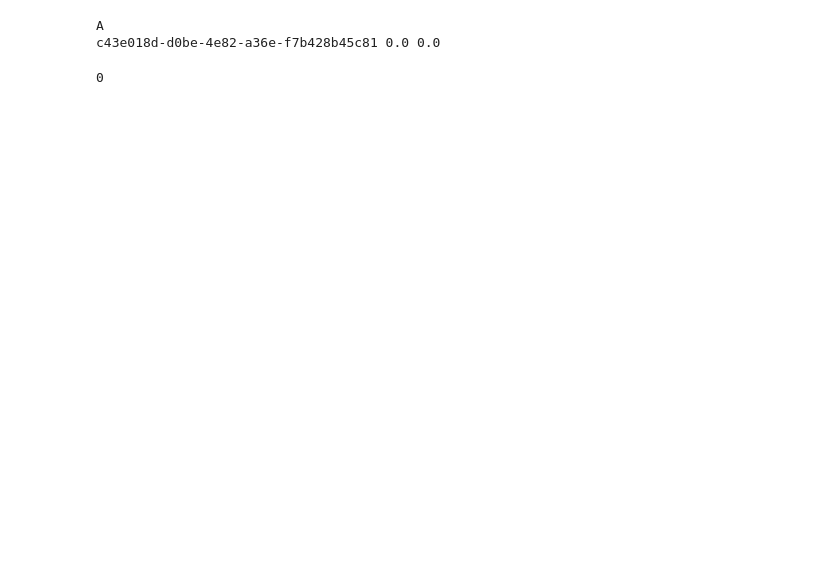
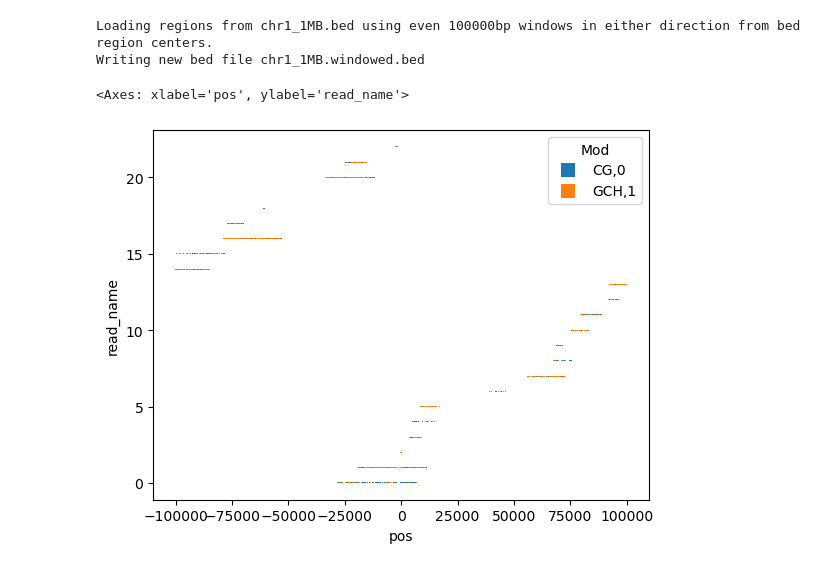
Before and after one commit to streetslab/dimelo, a Jupyter notebook: prototyping/parser/test_single_read_plot.ipynb, the cells around one changed output. Saved outputs shown, nothing was run; the diff lists cells and outputs as text; code cells hidden in the pictures; blank space fills up the shorter version.

Commit message:
Fully functional single read parsing, indexing, and plotting. Updates to parsers for pileups and single reads. Updated utility functions.

```diff
--- a/prototyping/parser/test_single_read_plot.ipynb
+++ b/prototyping/parser/test_single_read_plot.ipynb
@@ -25,11 +218,12 @@ KeyboardInterrupt:
 # %%
-utils.read_by_base_txt_to_hdf5(
-    '/clusterfs/nilah/oberon/datasets/dimelo_mA-mGpC/20230702_jm_lmnb1_acessibility_redux/megalodon_all_context/mod_mappings.01.parser.txt',
-    '/clusterfs/nilah/oberon/datasets/dimelo_mA-mGpC/20230702_jm_lmnb1_acessibility_redux/megalodon_all_context/mod_mappings.01.parser.h5',
-    'A,0',
-    0.9,
+plot_single_reads.plot_single_reads_rectangle(
+    mod_file_name='/clusterfs/nilah/oberon/datasets/dimelo_mA-mGpC/20230702_jm_lmnb1_acessibility_redux/megalodon_all_context/mod_mappings.01.chr1_1MB.h5',
+    bed_file_name='/clusterfs/nilah/oberon/datasets/dimelo_mA-mGpC/20230702_jm_lmnb1_acessibility_redux/megalodon_all_context/chr1_1MB.bed',
+    mod_names=['A,0','CG,0','GCH,1'],
+    window_size=100000,
 )
 # %% [output]
-A
-c43e018d-d0be-4e82-a36e-f7b428b45c81 0.0 0.0
+Loading regions from chr1_1MB.bed using even 100000bp windows in either direction from bed region centers.
+Writing new bed file chr1_1MB.windowed.bed
-0
+<Axes: xlabel='pos', ylabel='read_name'>
+[figure, added]
```
Also changed, not shown: parts of 11 cells of this notebook, 5 other files.
